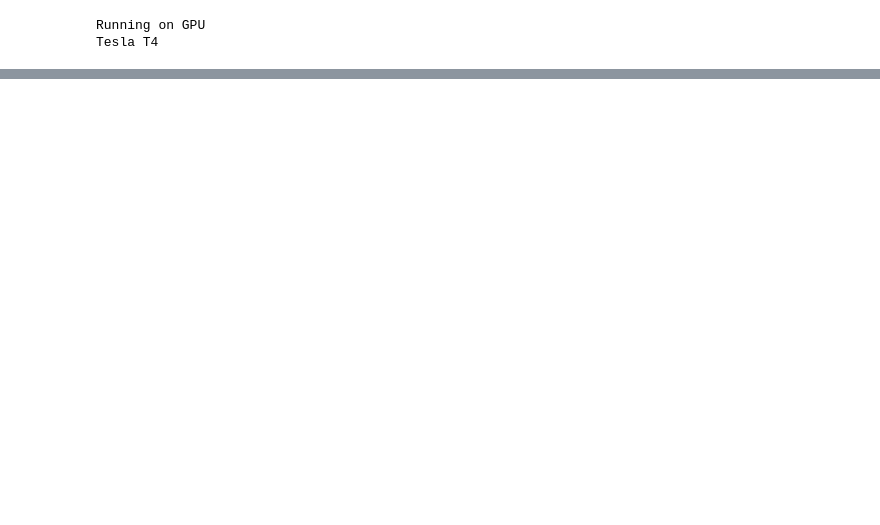
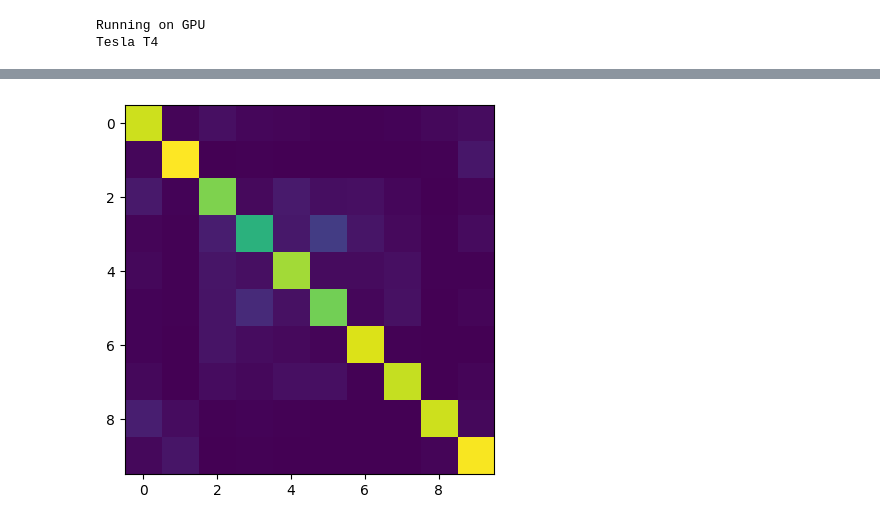
Before and after one commit to ericchen682/cifar-10-cnn, a Jupyter notebook: cnn.ipynb, the cells around one changed output, grey strips where cells are left out. Saved outputs shown, nothing was run; the diff lists cells and outputs as text; code cells hidden in the pictures; blank space fills up the shorter version.

Commit message:
Train CNN on 10 epochs and run on testing data

```diff
--- a/cnn.ipynb
+++ b/cnn.ipynb
@@ -220,0 +224,2 @@ CNN(
+# %%
+optimizer = torch.optim.Adam(model.parameters(), lr = 0.003, weight_decay = 1e-5) # momentum added to avoid local mins
@@ -220,0 +239,31 @@ CNN(
+# %%
+@torch.no_grad()
+def test(model, test_loader, device):
+  classes = ['plane','car', 'bird', 'cat', 'deer', 'dog', 'frog', 'horse', 'ship', 'truck']
+  model.eval()
+  correct = 0
+
+  allpreds = []
+  alllabels = []
+
+  for i, batch in tqdm(enumerate(test_loader)):
+    inputs, labels = batch
+    inputs = inputs.to(device)
+    labels = labels.to(device)
+    outputs = model(inputs)
+    predictions = outputs.argmax(dim = 1)
+    correct += (predictions == labels).sum().item()
+    allpreds.append(predictions)
+    alllabels.append(labels)
+
+  allpreds = torch.cat(allpreds)
+  alllabels = torch.cat(alllabels)
+
+  print(f"End of epoch accuracy: {100*correct/len(test_dataset)}%")
+
+  for i in range(min(len(inputs), 8)):
+    print("Guess: ", classes[predictions[i]], "| Label: ", classes[labels[i]])
+    plt.imshow(inputs[i].cpu().permute(1,2,0))
+    plt.show()
+
+  return(alllabels, allpreds)
@@ -220,0 +287,8 @@ CNN(
+# %%
+NUM_EPOCHS = 10
+final_results = []
+for epoch in range(NUM_EPOCHS):
+  print('Epoch: ', epoch+1)
+
+  train_one_epoch(model, train_loader, optimizer, criterion, device)
+  final_results = test(model, test_loader, device)
@@ -220,0 +310,5 @@ CNN(
+# %%
+plt.imshow(metrics.confusion_matrix(final_results[0].cpu(), final_results[1].cpu()))
+plt.show()
+# %% [output]
+[figure, added]
```
Also changed, not shown: parts of 9 cells of this notebook, 1 other file.
